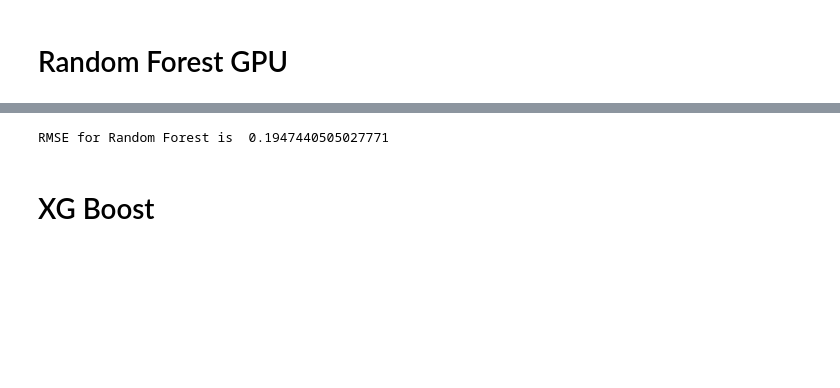
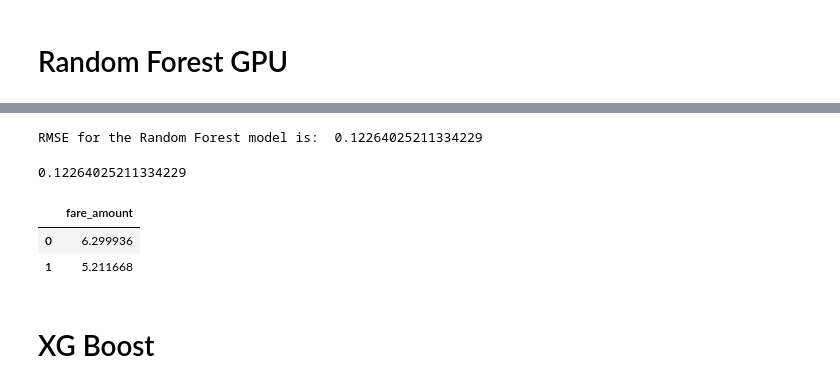
Before and after one commit to AlexSperka/BigData_Project, a Jupyter notebook: BigData.ipynb, the cells around one changed output, grey strips where cells are left out. Cells and saved outputs as stored; diff of their text form; code cells hidden in the pictures; blank space fills up the shorter version.

```diff
--- a/BigData.ipynb
+++ b/BigData.ipynb
@@ -769,6 +716,0 @@ Wall time: 307 ms
-# %%
-y_pred = rf_cuml.predict(X_test)
-rf_cuml_rmse = cuml.metrics.regression.r2_score(y_pred, y_test)
-print("RMSE for Random Forest is ",rf_cuml_rmse)
-# %% [output]
-RMSE for Random Forest is  0.1947440505027771
@@ -782,3 +719,14 @@ gdf_submission.to_csv(env_submission_path+'submission_RandomForest.csv',index=Fa
+# %%
+score_Rand_For =calc_RMSE(y_pred, 'Random Forest')
+# %% [output]
+RMSE for the Random Forest model is:  0.12264025211334229
+0.12264025211334229
+# %%
+save_model_csv(y_pred, 'submission_RandomForest')
+# %% [output]
+|  | fare_amount |
+| 0 | 6.299936 |
+| 1 | 5.211668 |
 # %% [markdown]
 # XG Boost
 # %%
```
Also changed, not shown: parts of 46 cells of this notebook.
